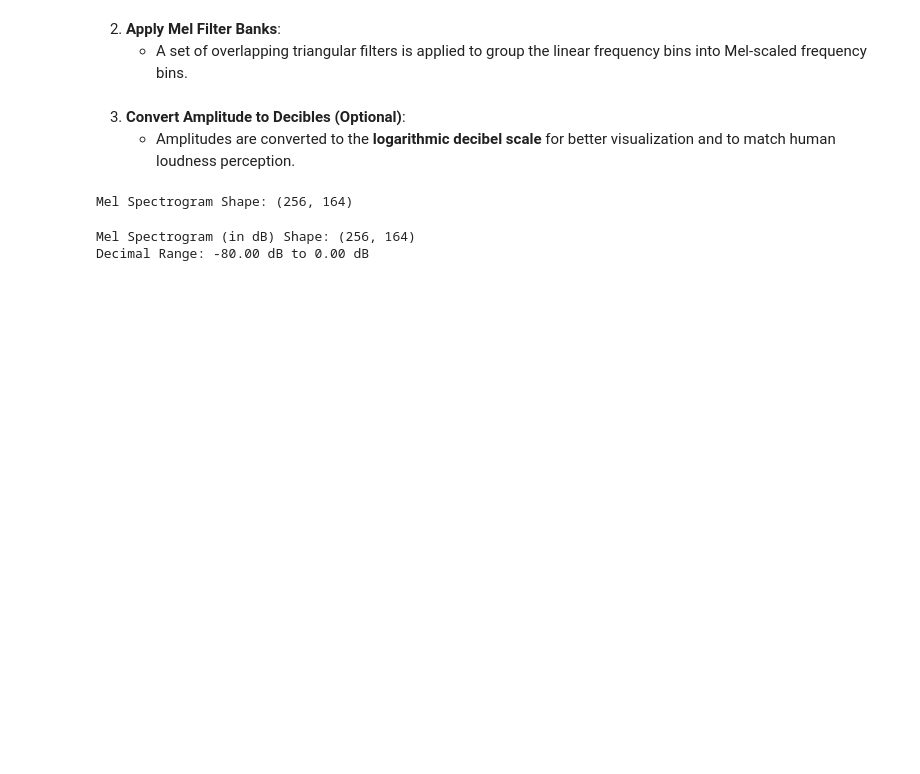
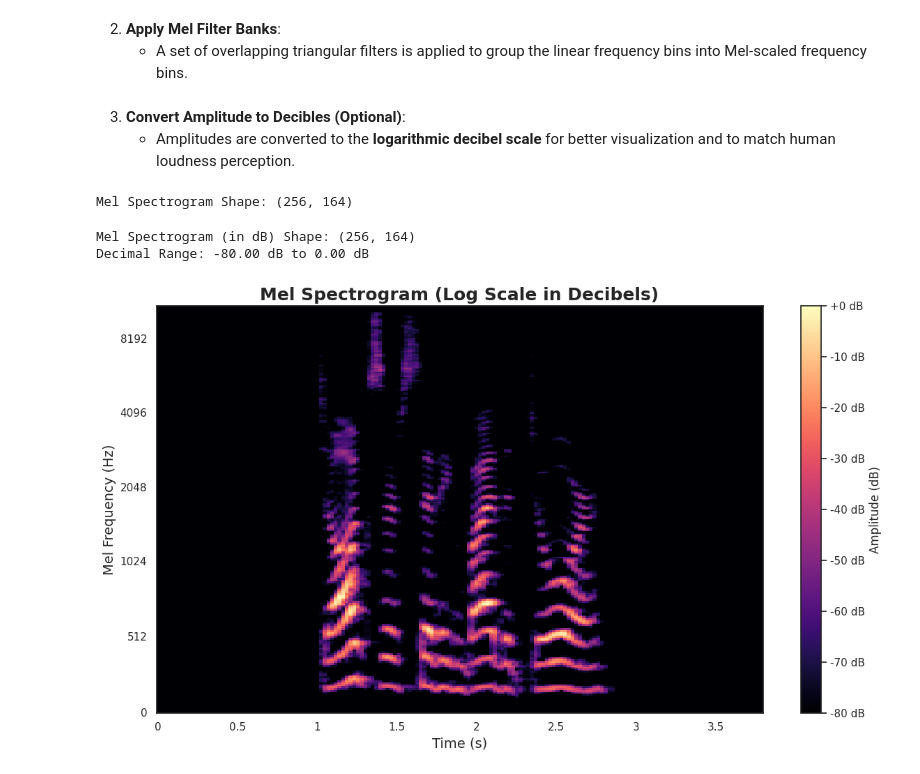
Before and after one commit to jahez07/learnin4romDrSreeni, a Jupyter notebook: other/AudioProcessingML.ipynb, the cells around one changed output. Saved outputs shown, nothing was run; the diff lists cells and outputs as text; code cells hidden in the pictures; blank space fills up the shorter version.

```diff
--- a/other/AudioProcessingML.ipynb
+++ b/other/AudioProcessingML.ipynb
@@ -283,16 +283,28 @@ Mel Spectrogram (in dB) Shape: (256, 164)
 Decimal Range: -80.00 dB to 0.00 dB
 # %%
 # Plot the Log-Scaled Mel Spectrogram
-fig, ax = plt.subplots(figsize(12, 7))
+fig, ax = plt.subplots(figsize=(12, 7))
 
 img = librosa.display.specshow(
     S_db_mel,
     sr=sr,
     x_axis='time',
     y_axis='mel',
     cmap='magma',
     ax=ax
 )
 
 # Add Title and Axis Labels
-ax.set_title("Mel Spectrogram (Log Scale in Decibels)", fontsize=18, font
+ax.set_title("Mel Spectrogram (Log Scale in Decibels)", fontsize=18, fontweight="bold")
+ax.set_xlabel("Time (s)", fontsize=14)
+ax.set_ylabel("Mel Frequency (Hz)", fontsize=14)
+
+# Add a Color Bar to Show the Decibel Range
+cbar = fig.colorbar(img, ax=ax, format="%+2.0f dB")
+cbar.set_label("Amplitude (dB)", fontsize=12)
+
+# Adjust Layout for Better Visualization
+plt.tight_layout()
+plt.show()
+# %% [output]
+[figure, added]
```
